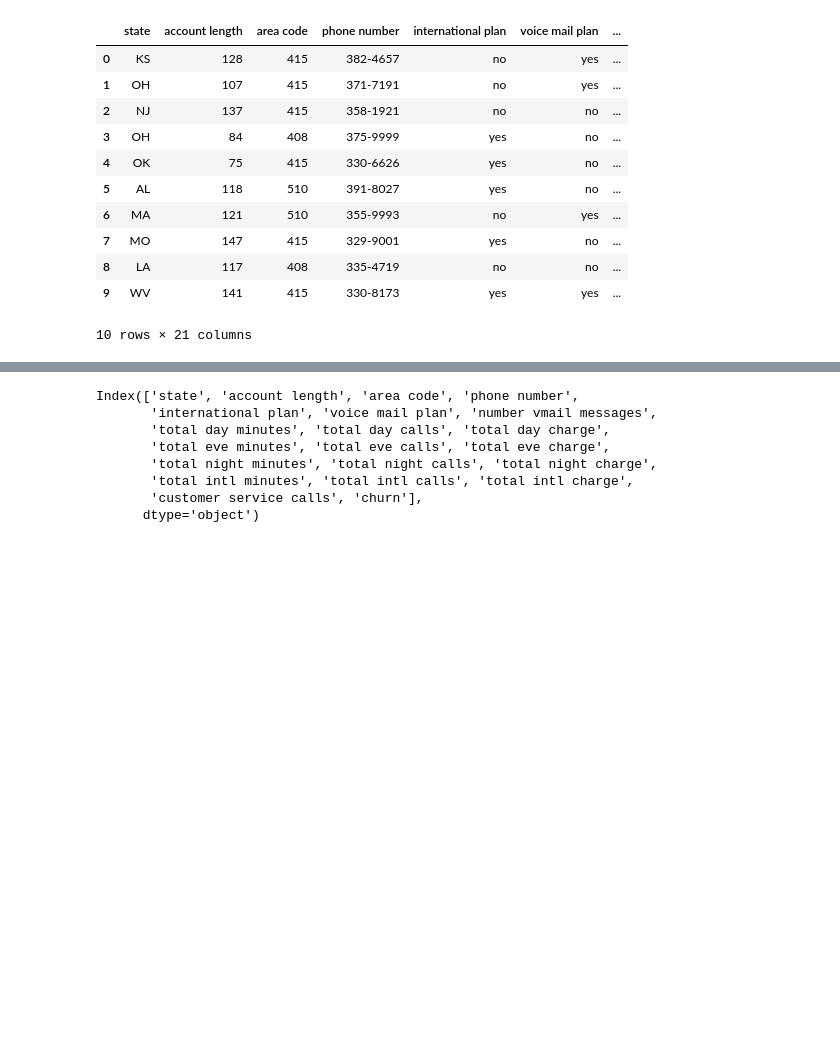
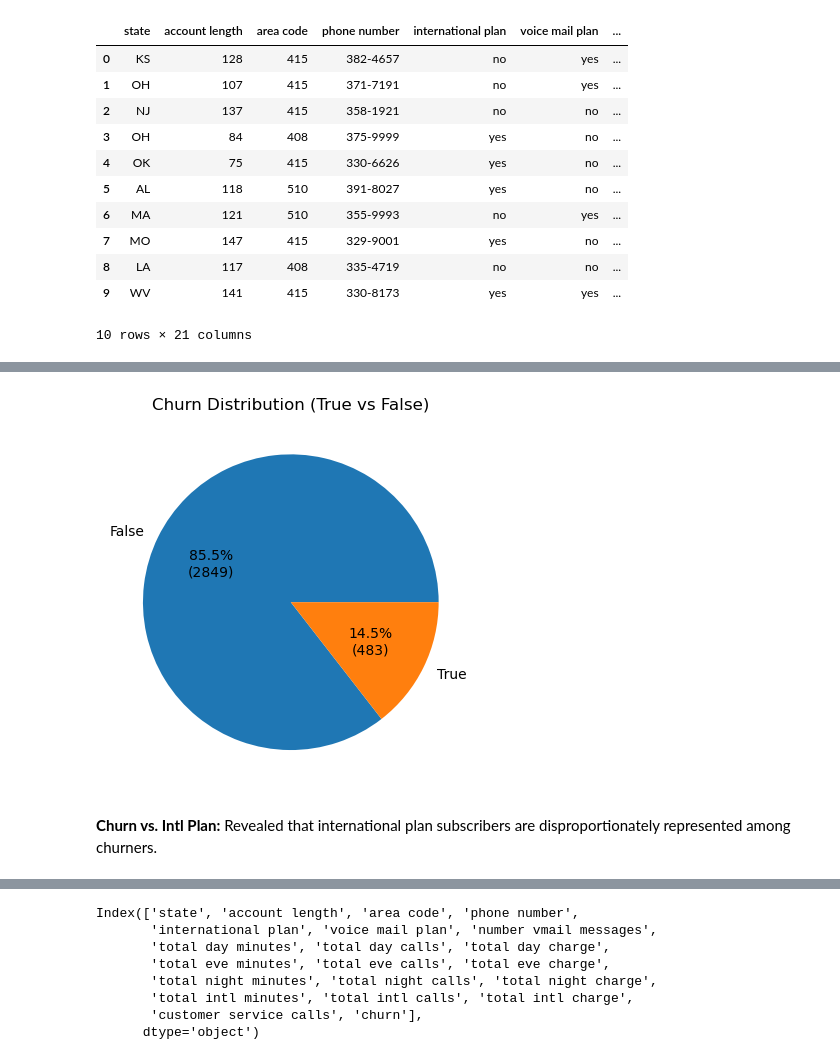
Before and after one commit to geoffreykemboi/phase3project, a Jupyter notebook: notebook/index1.ipynb, the cells around one changed output, grey strips where cells are left out. Drawn from its saved outputs; the diff is of its cells as text; code cells hidden in the pictures; blank space fills up the shorter version.

```diff
--- a/notebook/index1.ipynb
+++ b/notebook/index1.ipynb
@@ -75,0 +91,19 @@ df.head(10)
+# %%
+import matplotlib.pyplot as plt
+
+churn_tf = df['churn'].replace({'Yes': True, 'No': False})
+churn_counts = churn_tf.value_counts()
+
+plt.Figure(figsize=(10,8))
+plt.pie(
+    churn_counts,
+    labels=churn_counts.index,
+    autopct=lambda p: f'{p:.1f}%\n({int(p * sum(churn_counts) / 100)})'
+)
+
+plt.title("Churn Distribution (True vs False)")
+plt.show()
+# %% [output]
+[figure, added]
+# %% [markdown]
+**Churn vs. Intl Plan:** Revealed that international plan subscribers are disproportionately represented among churners.
```
Also changed, not shown: parts of 13 cells of this notebook.
